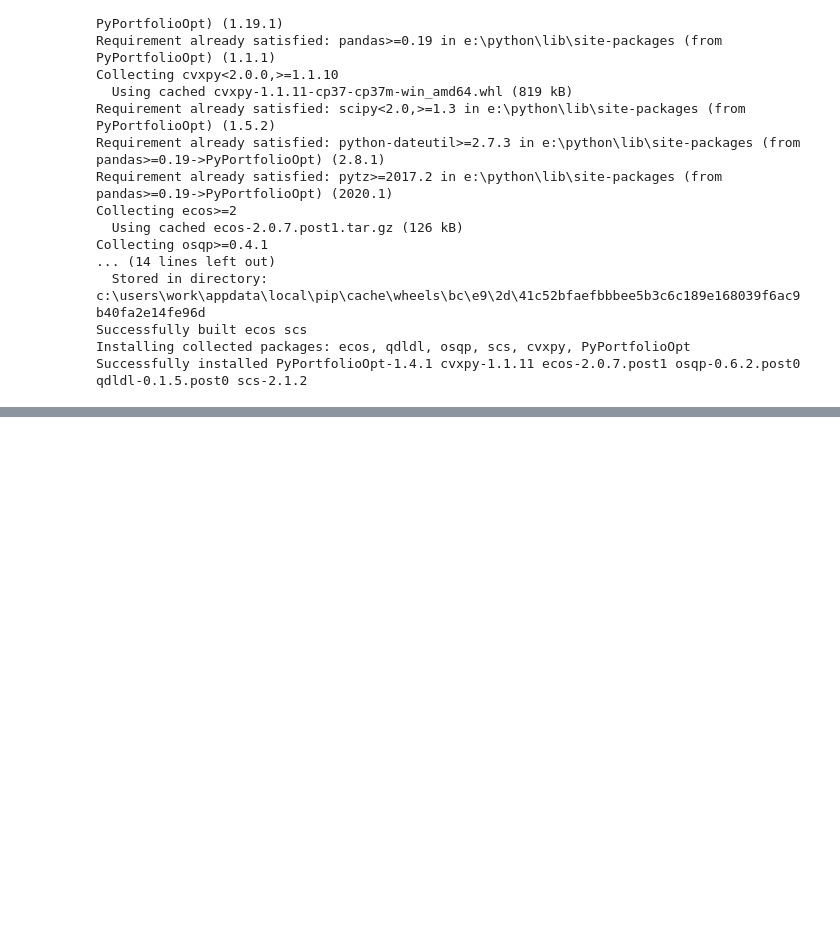
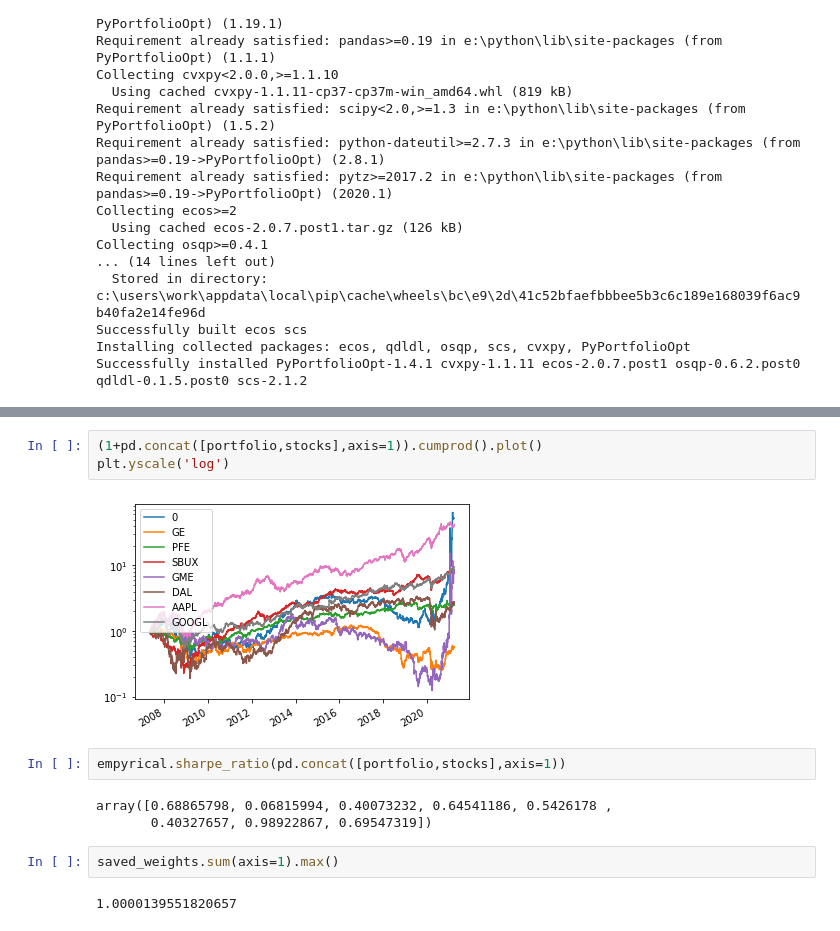
Before and after one commit to NSanip/Mentorship, a Jupyter notebook: Portfolio Creation Model.ipynb, the cells around one changed output, grey strips where cells are left out. Cells and saved outputs as stored; diff of their text form; blank space fills up the shorter version.

```diff
--- a/Portfolio Creation Model.ipynb
+++ b/Portfolio Creation Model.ipynb
@@ -113,0 +174,14 @@ Successfully installed PyPortfolioOpt-1.4.1 cvxpy-1.1.11 ecos-2.0.7.post1 osqp-0
+# %%
+(1+pd.concat([portfolio,stocks],axis=1)).cumprod().plot()
+plt.yscale('log')
+# %% [output]
+[figure, added]
+# %%
+empyrical.sharpe_ratio(pd.concat([portfolio,stocks],axis=1))
+# %% [output]
+array([0.68865798, 0.06815994, 0.40073232, 0.64541186, 0.5426178 ,
+       0.40327657, 0.98922867, 0.69547319])
+# %%
+saved_weights.sum(axis=1).max()
+# %% [output]
+1.0000139551820657
```
Also changed, not shown: parts of 15 cells of this notebook.
